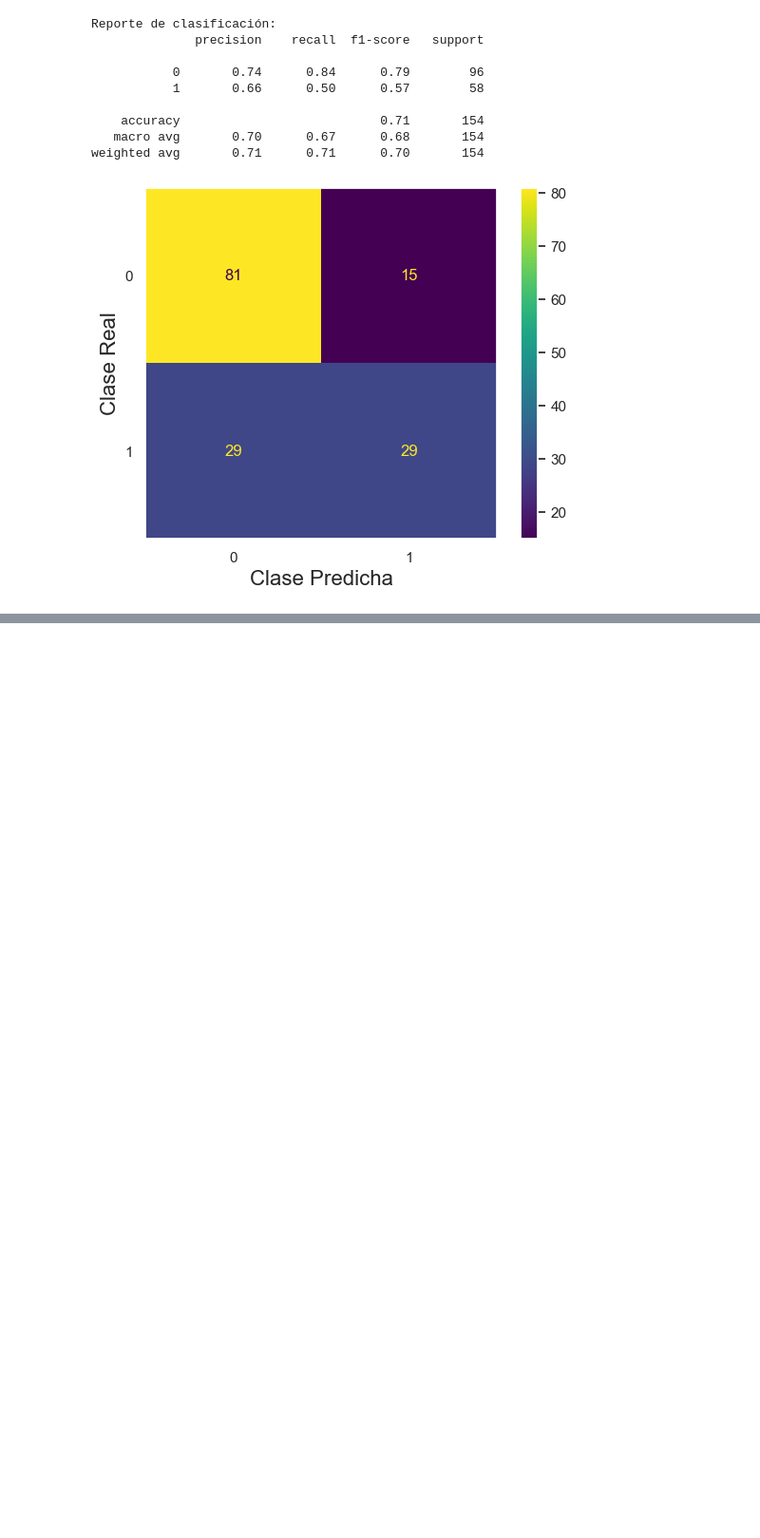
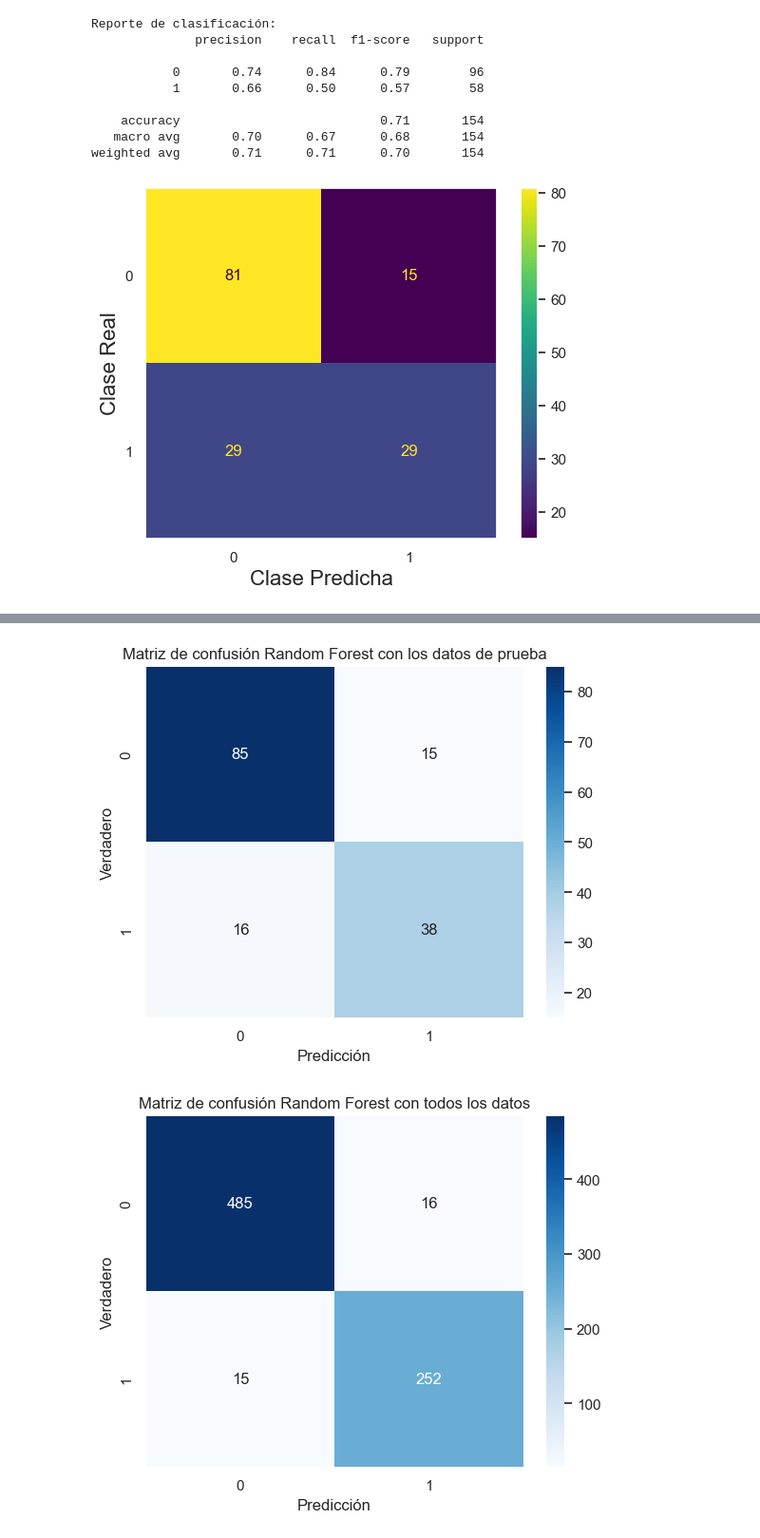
Before and after one commit to RisingNP/entregable-unidad-3-clasificacion, a Jupyter notebook: ejercicio_30mayo.ipynb, the cells around one changed output, grey strips where cells are left out. Shown: that part at 95% size. Cells and saved outputs as stored; diff of their text form; code cells hidden in the pictures; blank space fills up the shorter version.

```diff
--- a/ejercicio_30mayo.ipynb
+++ b/ejercicio_30mayo.ipynb
@@ -228,0 +198,68 @@ weighted avg       0.74      0.74      0.73       154
+# %%
+import pandas as pd
+import matplotlib.pyplot as plt
+import seaborn as sns; sns.set()
+from sklearn.ensemble import RandomForestClassifier
+from sklearn.model_selection import train_test_split, GridSearchCV
+from sklearn.metrics import classification_report, confusion_matrix
+
+X = df_completo.drop(["Outcome", "Resultado Modelo"], axis=1, errors='ignore')
+y = df_completo["Outcome"]
+
+X_train, X_test, y_train, y_test = train_test_split(
+    X, y,
+    test_size=0.20,
+    random_state=10,
+    stratify=y
+)
+
+# 3. Definir el RandomForestClassifier base
+rf = RandomForestClassifier(random_state=42)
+
+# 4. Preparar el grid de búsqueda para n_estimators (de 50 a 300)
+param_grid = {
+    "n_estimators": np.arange(50,300)
+}
+
+# 5. Configurar GridSearchCV
+grid_search = GridSearchCV(
+    estimator=rf,
+    param_grid=param_grid,
+    cv=5,
+    scoring="accuracy",
+    n_jobs=-1,        # usa todos los procesadores disponibles para acelerar
+    verbose=1
+)
+
+# 6. Ejecutar la búsqueda sobre el conjunto de entrenamiento
+grid_search.fit(X_train, y_train)
+
+# 7. Mostrar el mejor número de estimadores y el score promedio en validación
+print("Mejor n_estimators encontrado:", grid_search.best_params_["n_estimators"])
+print("Mejor accuracy promedio en CV:", grid_search.best_score_)
+
+# 8. Con el mejor valor, crear un RandomForest final y evaluar en el set de prueba
+mejor_n = grid_search.best_params_["n_estimators"]
+rf_final = RandomForestClassifier(n_estimators=mejor_n, random_state=42)
+rf_final.fit(X_train, y_train)
+
+y_pred = rf_final.predict(X_test)
+
+print("\n--- Reporte de clasificación en test con n_estimators={} ---".format(mejor_n))
+print(classification_report(y_test, y_pred))
+
+# (Opcional) Matriz de confusión
+cm = confusion_matrix(y_test, y_pred)
+sns.heatmap(cm, annot=True, fmt="d", cmap="Blues")
+plt.xlabel("Predicción")
+plt.ylabel("Verdadero")
+plt.title("Matriz de confusión Random Forest con los datos de prueba")
+plt.show()
+
+cm = confusion_matrix(rf_final.predict(X), y)
+sns.heatmap(cm, annot=True, fmt="d", cmap="Blues")
+plt.xlabel("Predicción")
+plt.ylabel("Verdadero")
+plt.title("Matriz de confusión Random Forest con todos los datos")
+plt.show()
+# %% [output]
@@ -228,0 +279,2 @@ weighted avg       0.74      0.74      0.73       154
+[figure, added]
+[figure, added]
```
Also changed, not shown: parts of 15 cells of this notebook.
